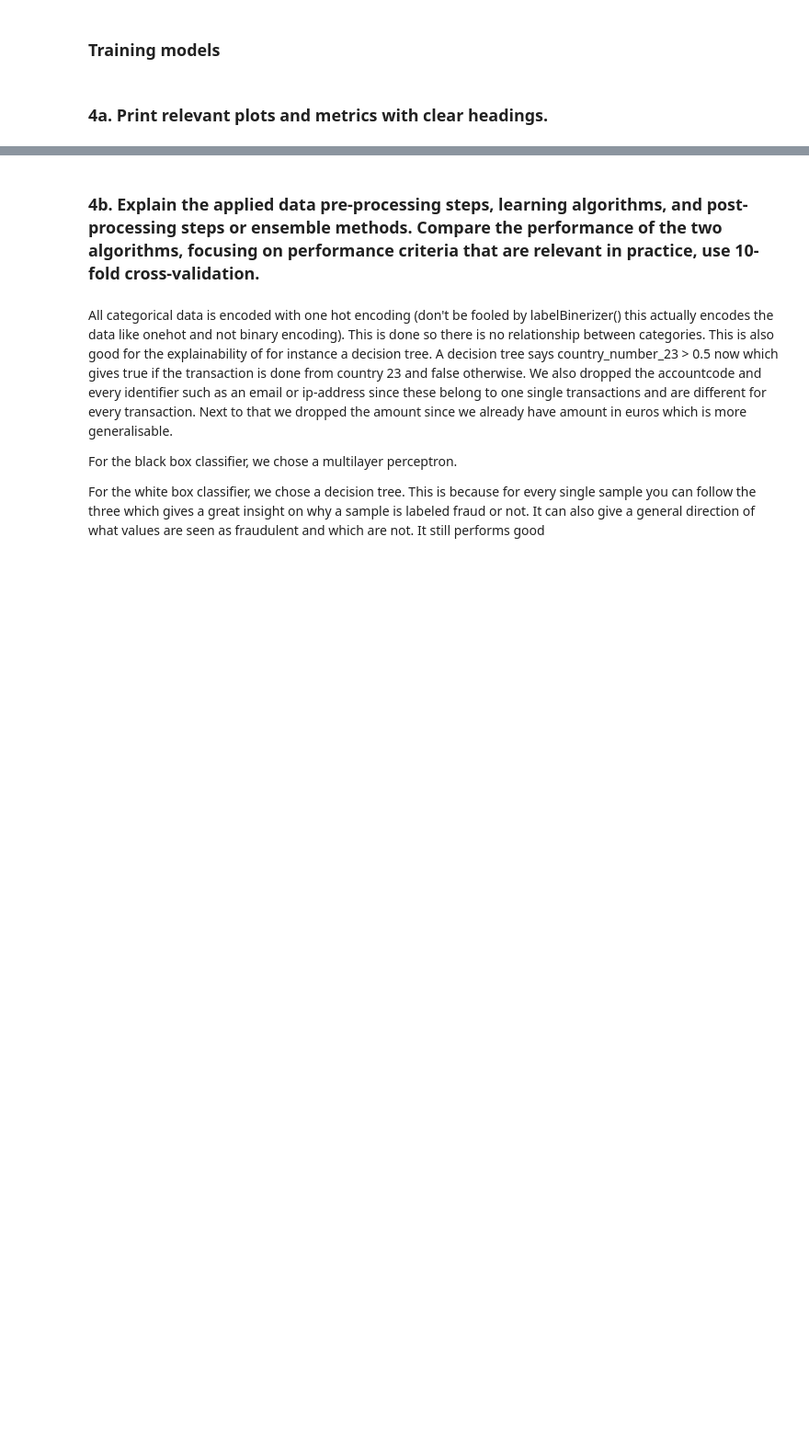
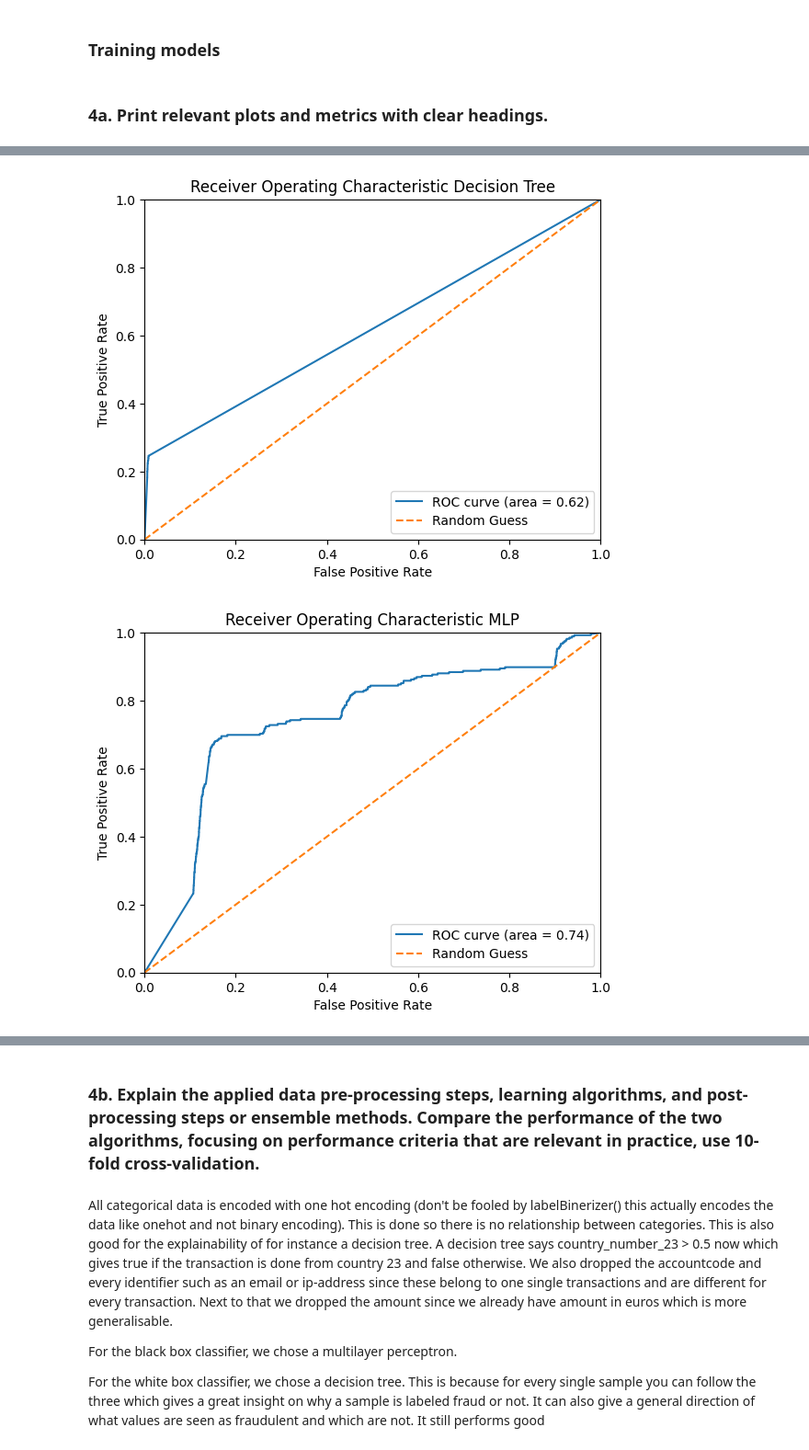
Before and after one commit to suhaib1769/CDA_Group42, a Jupyter notebook: Lab_1/Lab1-2021.ipynb, the cells around one changed output, grey strips where cells are left out. Shown at 92% size. Cells and saved outputs as stored; diff of their text form; code cells hidden in the pictures; blank space fills up the shorter version.

```diff
--- a/Lab_1/Lab1-2021.ipynb
+++ b/Lab_1/Lab1-2021.ipynb
@@ -385,44 +417,33 @@ print(confusion_mat_mlp)
 # %%
 # Get the probability of being a fraud transaction for every sample
 one_prob_dec_tree = [lst[1] for lst in y_proba_all_dec_tree]
 fpr, tpr, thresholds = roc_curve(y_truth_all_dec_tree, one_prob_dec_tree)
 roc_auc = auc(fpr, tpr)
 
 plt.plot(fpr, tpr, label='ROC curve (area = %0.2f)' % roc_auc)
 plt.plot([0, 1], [0, 1], linestyle='--', label='Random Guess')
 plt.xlim([0.0, 1.0])
 plt.ylim([0.0, 1.0])
 plt.xlabel('False Positive Rate')
 plt.ylabel('True Positive Rate')
 plt.title('Receiver Operating Characteristic Decision Tree')
 plt.legend(loc="lower right")
 plt.show()
 
 # Get the probability of being a fraud transaction for every sample
 one_prob_mlp = [lst[1] for lst in y_proba_all_mlp]
 fpr, tpr, thresholds = roc_curve(y_truth_all_mlp, one_prob_mlp)
 roc_auc = auc(fpr, tpr)
 
 plt.plot(fpr, tpr, label='ROC curve (area = %0.2f)' % roc_auc)
 plt.plot([0, 1], [0, 1], linestyle='--', label='Random Guess')
 plt.xlim([0.0, 1.0])
 plt.ylim([0.0, 1.0])
 plt.xlabel('False Positive Rate')
 plt.ylabel('True Positive Rate')
 plt.title('Receiver Operating Characteristic MLP')
 plt.legend(loc="lower right")
 plt.show()
-
-# Get the probability of being a fraud transaction for every sample
-one_prob_log = [lst[1] for lst in y_proba_all_log]
-fpr, tpr, thresholds = roc_curve(y_truth_all_log, one_prob_log)
-roc_auc = auc(fpr, tpr)
-
-plt.plot(fpr, tpr, label='ROC curve (area = %0.2f)' % roc_auc)
-plt.plot([0, 1], [0, 1], linestyle='--', label='Random Guess')
-plt.xlim([0.0, 1.0])
-plt.ylim([0.0, 1.0])
-plt.xlabel('False Positive Rate')
-plt.ylabel('True Positive Rate')
-plt.title('Receiver Operating Characteristic Logistic Regression')
-plt.legend(loc="lower right")
+# %% [output]
+[figure, added]
+[figure, added]
```
Also changed, not shown: parts of 4 cells of this notebook.
